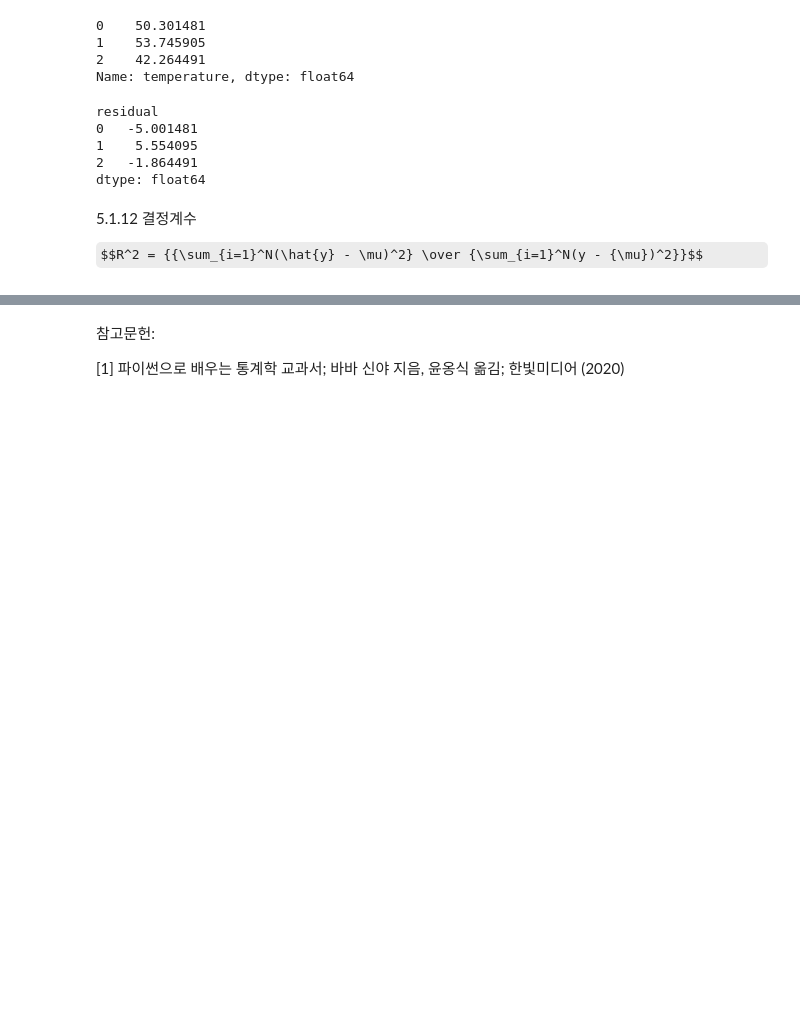
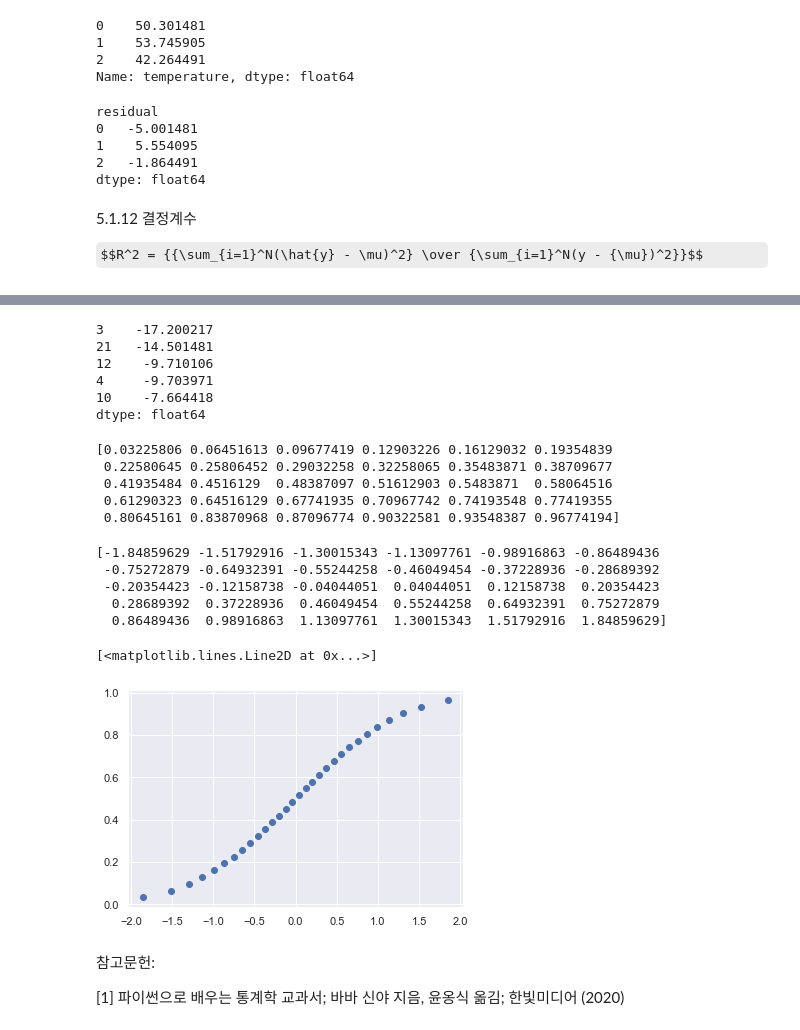
Before and after one commit to meticulousdev/StatisticsWithPython, a Jupyter notebook: code/chap05/chap05_01.ipynb, the cells around one changed output, grey strips where cells are left out. Saved outputs shown, nothing was run; the diff lists cells and outputs as text; code cells hidden in the pictures; some formulas as TeX source; blank space fills up the shorter version.

```diff
--- a/code/chap05/chap05_01.ipynb
+++ b/code/chap05/chap05_01.ipynb
@@ -199,3 +263,38 @@ np.sum((yhat - mu) ** 2) / np.sum((y - mu) ** 2)
+# %%
+resid_sort = resid.sort_values()
+resid_sort.head()
+# %% [output]
+3    -17.200217
+21   -14.501481
+12    -9.710106
+4     -9.703971
+10    -7.664418
+dtype: float64
+# %%
+# 이번에는 Q-Q 플롯을 직접 만들어보겠습니다.
+nobs = len(resid_sort)
+cdf = np.arange(1, nobs + 1) / (nobs + 1)
+print(cdf)
+# %% [output]
+[0.03225806 0.06451613 0.09677419 0.12903226 0.16129032 0.19354839
+ 0.22580645 0.25806452 0.29032258 0.32258065 0.35483871 0.38709677
+ 0.41935484 0.4516129  0.48387097 0.51612903 0.5483871  0.58064516
+ 0.61290323 0.64516129 0.67741935 0.70967742 0.74193548 0.77419355
+ 0.80645161 0.83870968 0.87096774 0.90322581 0.93548387 0.96774194]
+# %%
+ppf = stats.norm.ppf(cdf)
+print(ppf)
+# %% [output]
+[-1.84859629 -1.51792916 -1.30015343 -1.13097761 -0.98916863 -0.86489436
+ -0.75272879 -0.64932391 -0.55244258 -0.46049454 -0.37228936 -0.28689392
+ -0.20354423 -0.12158738 -0.04044051  0.04044051  0.12158738  0.20354423
+  0.28689392  0.37228936  0.46049454  0.55244258  0.64932391  0.75272879
+  0.86489436  0.98916863  1.13097761  1.30015343  1.51792916  1.84859629]
+# %%
+plt.plot(ppf, cdf, 'bo')
+# %% [output]
+[<matplotlib.lines.Line2D at 0x...>]
+[figure, added]
 # %% [markdown]
 참고문헌:
 
```
Also changed, not shown: parts of 16 cells of this notebook.
